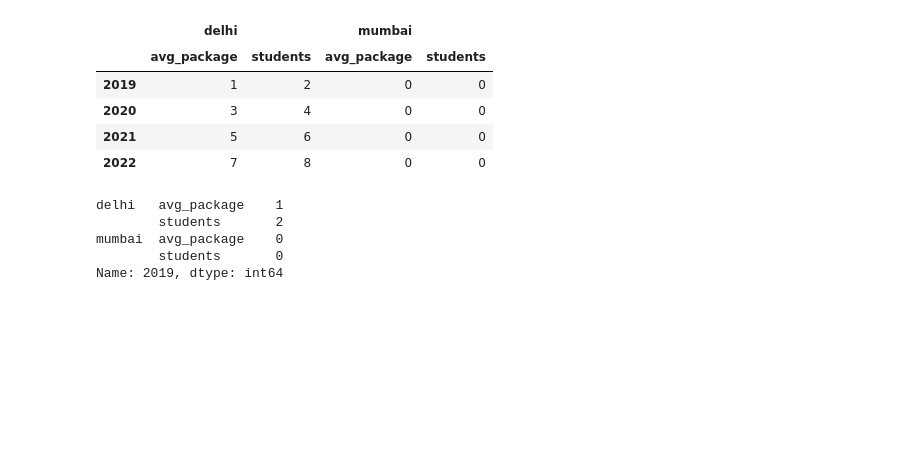
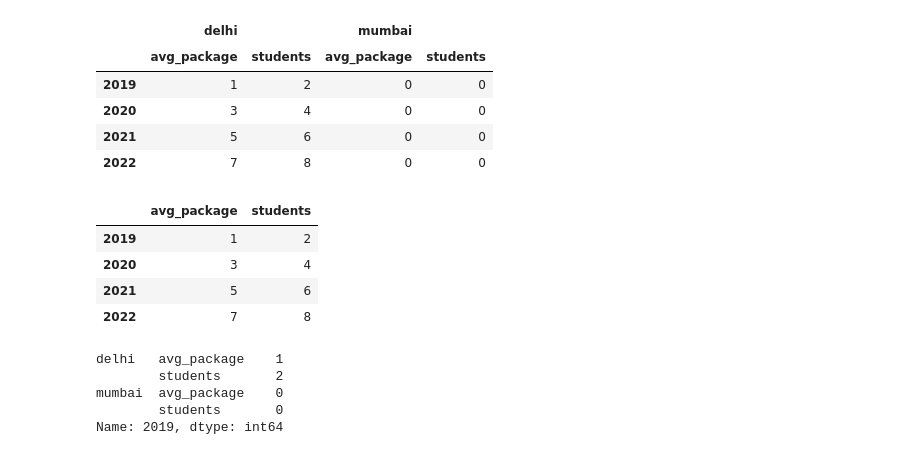
Before and after one commit to Saima2306/Data_Science_Program, a Jupyter notebook: session_21_multiindex_objects.ipynb, the cells around one changed output. Saved outputs shown, nothing was run; the diff lists cells and outputs as text; code cells hidden in the pictures; blank space fills up the shorter version.

```diff
--- a/session_21_multiindex_objects.ipynb
+++ b/session_21_multiindex_objects.ipynb
@@ -164,6 +164,14 @@ branch_df2
 | 2020 | 3 | 4 | 0 | 0 |
 | 2021 | 5 | 6 | 0 | 0 |
 | 2022 | 7 | 8 | 0 | 0 |
+# %%
+branch_df2['delhi']
+# %% [output]
+|  | avg_package | students |
+| 2019 | 1 | 2 |
+| 2020 | 3 | 4 |
+| 2021 | 5 | 6 |
+| 2022 | 7 | 8 |
 # %%
 branch_df2.loc[2019]
 # %% [output]
```
Also changed, not shown: parts of 5 cells of this notebook.
